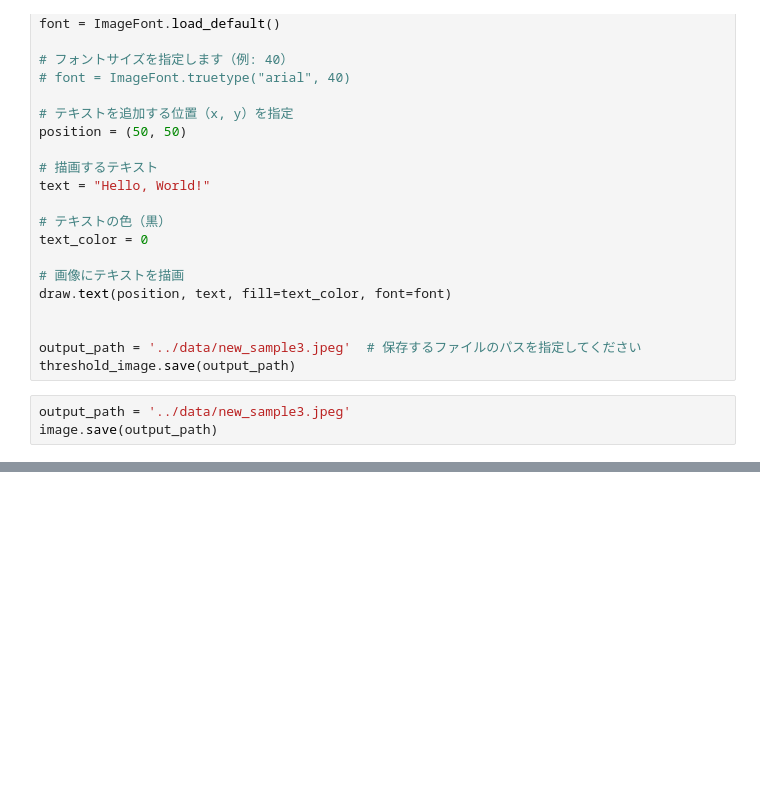
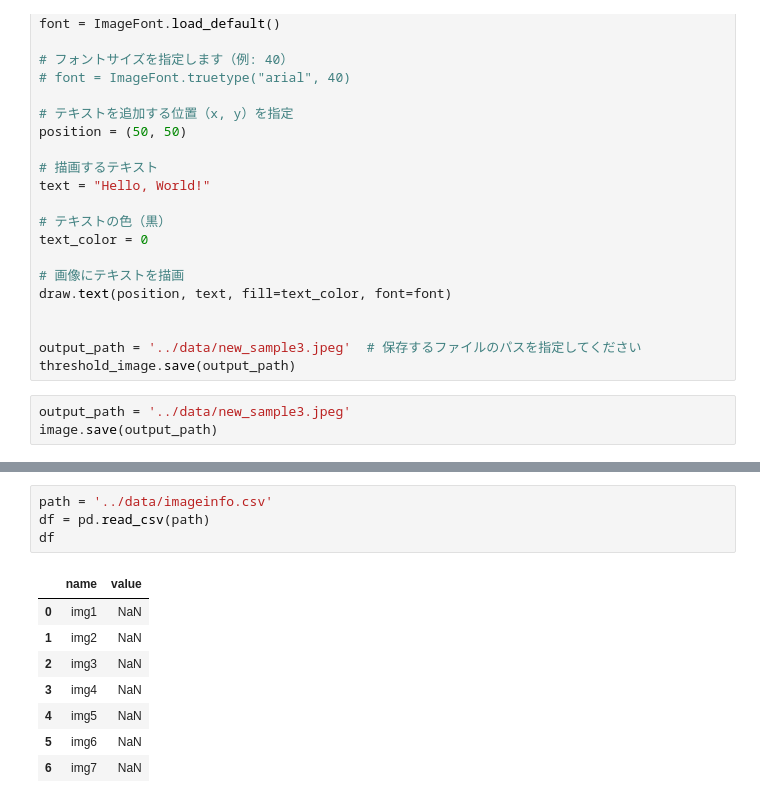
Before and after one commit to sindicum/codespaces-jupyter, a Jupyter notebook: notebooks/area-calcuration.ipynb, the cells around one changed output, grey strips where cells are left out. Cells and saved outputs as stored; diff of their text form; blank space fills up the shorter version.

```diff
--- a/notebooks/area-calcuration.ipynb
+++ b/notebooks/area-calcuration.ipynb
@@ -126,0 +128,13 @@ print(files)
+# %%
+path = '../data/imageinfo.csv'
+df = pd.read_csv(path)
+df
+# %% [output]
+|  | name | value |
+| 0 | img1 | NaN |
+| 1 | img2 | NaN |
+| 2 | img3 | NaN |
+| 3 | img4 | NaN |
+| 4 | img5 | NaN |
+| 5 | img6 | NaN |
+| 6 | img7 | NaN |
```
Also changed, not shown: parts of 10 cells of this notebook, 5 other files.
